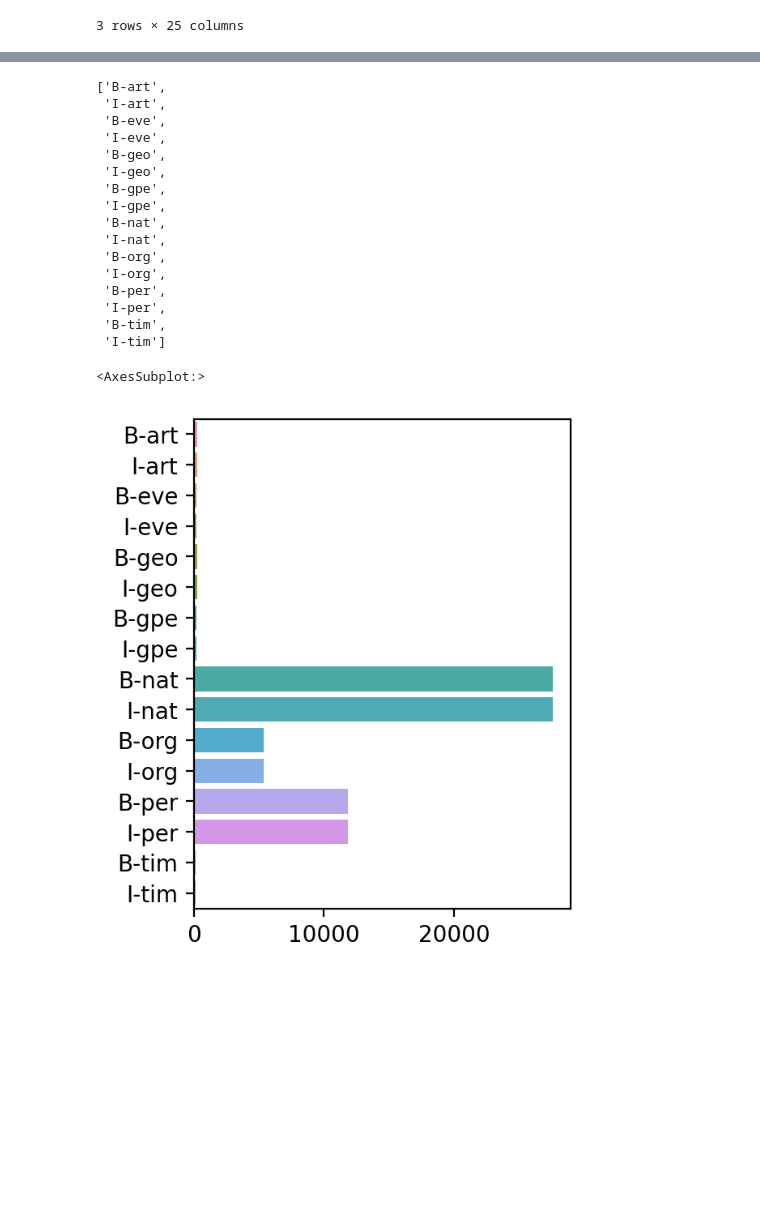
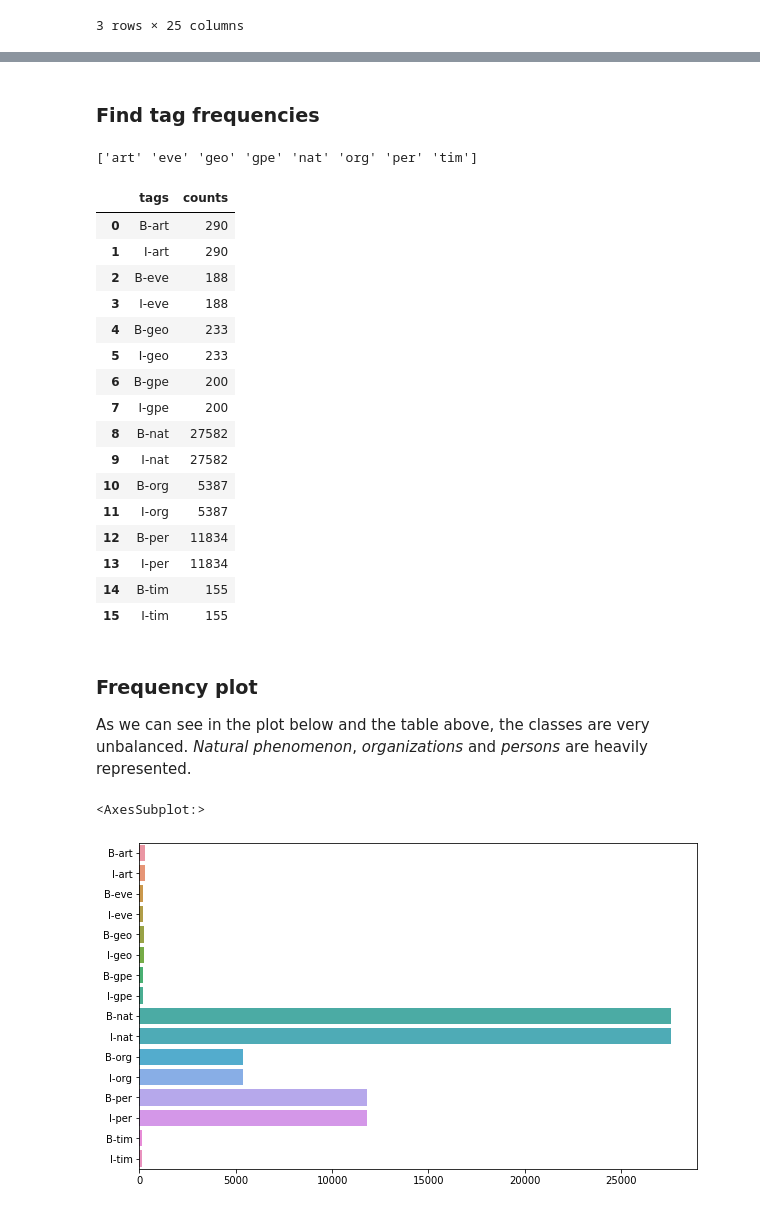
Before and after one commit to rafael-ariascalles/nlp-glg-clustering-pipeline, a Jupyter notebook: notebooks/dataUnderstandingNER.ipynb, the cells around one changed output, grey strips where cells are left out. Saved outputs shown, nothing was run; the diff lists cells and outputs as text; code cells hidden in the pictures; blank space fills up the shorter version.

```diff
--- a/notebooks/dataUnderstandingNER.ipynb
+++ b/notebooks/dataUnderstandingNER.ipynb
@@ -103 +144,14 @@ print(tag_base)
+# %% [markdown]
+### Find tag frequencies
+# %%
+
+# Strip the chunk type description from the tags
+tag_base = []
+for i in range(len(unique_tags)-1):
+    tag_base.append(unique_tags[i+1].split('-')[1])
+
+tag_base = np.unique(tag_base)
+print(tag_base)
+# %% [output]
+['art' 'eve' 'geo' 'gpe' 'nat' 'org' 'per' 'tim']
 # %%
@@ -112,27 +167,32 @@ for t in tag_base:
 
     i += 1
 # %%
-lab
+pd.DataFrame({'tags': lab, 'counts': cnt})
 # %% [output]
-['B-art',
- 'I-art',
- 'B-eve',
- 'I-eve',
- 'B-geo',
- 'I-geo',
- 'B-gpe',
- 'I-gpe',
- 'B-nat',
- 'I-nat',
- 'B-org',
- 'I-org',
- 'B-per',
- 'I-per',
- 'B-tim',
- 'I-tim']
+|  | tags | counts |
+| 0 | B-art | 290 |
+| 1 | I-art | 290 |
+| 2 | B-eve | 188 |
+| 3 | I-eve | 188 |
+| 4 | B-geo | 233 |
+| 5 | I-geo | 233 |
+| 6 | B-gpe | 200 |
+| 7 | I-gpe | 200 |
+| 8 | B-nat | 27582 |
+| 9 | I-nat | 27582 |
+| 10 | B-org | 5387 |
+| 11 | I-org | 5387 |
+| 12 | B-per | 11834 |
+| 13 | I-per | 11834 |
+| 14 | B-tim | 155 |
+| 15 | I-tim | 155 |
+# %% [markdown]
+### Frequency plot
+
+As we can see in the plot below and the table above, the classes are very unbalanced. *Natural phenomenon*, *organizations* and *persons* are heavily represented.
 # %%
-f, ax = plt.subplots(figsize=(3,4))
+f, ax = plt.subplots(figsize=(10,6))
 sns.barplot(x=cnt, y=lab)
 # %% [output]
 <AxesSubplot:>
-[figure, old version]
+[figure, new version]
```
Also changed, not shown: parts of 12 cells of this notebook, 1 other file.
